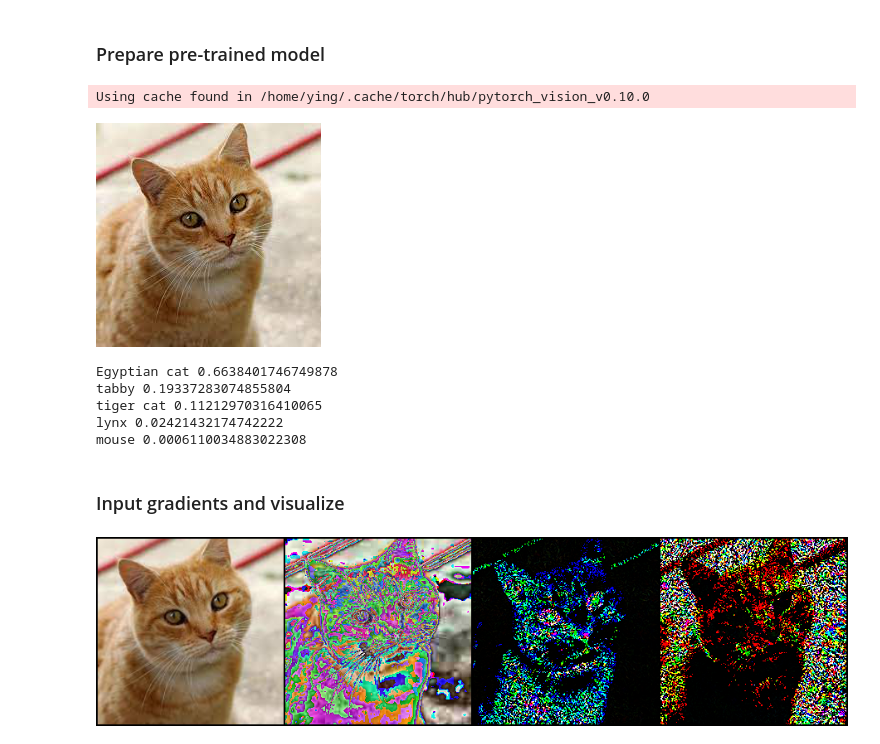
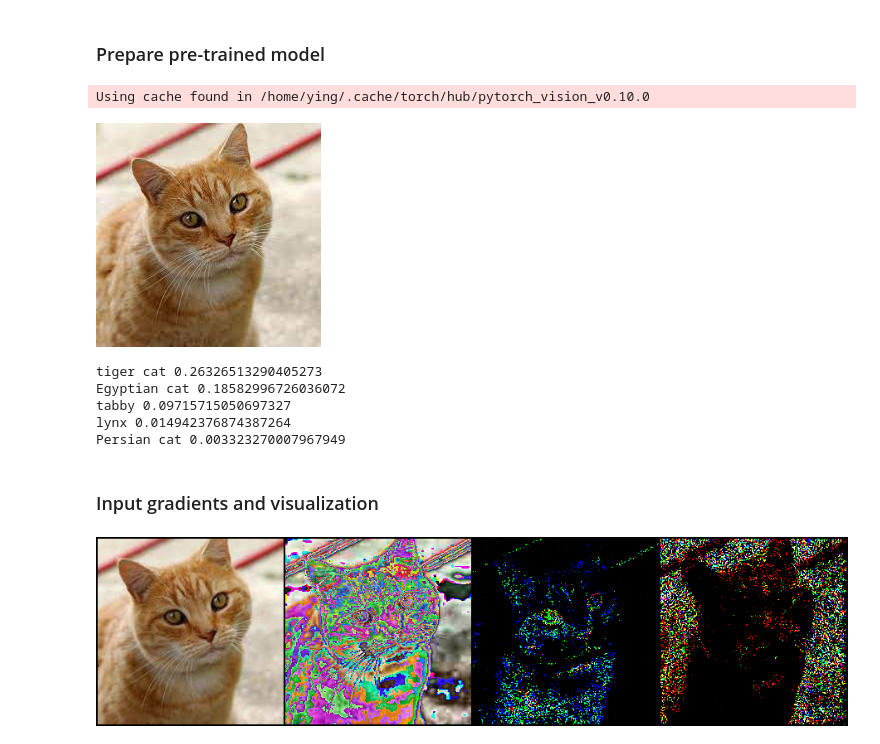
Before and after one commit to ksang/model-diagnostics, a Jupyter notebook: notebooks/demo_cnn.ipynb, the cells around one changed output. Cells and saved outputs as stored; diff of their text form; code cells hidden in the pictures.

```diff
--- a/notebooks/demo_cnn.ipynb
+++ b/notebooks/demo_cnn.ipynb
@@ -12,8 +12,8 @@ from torchvision import transforms
 
 model = torch.hub.load(
     "pytorch/vision:v0.10.0",
-    "resnet18",
-    weights=torchvision.models.ResNet18_Weights.DEFAULT,
+    "resnet50",
+    weights=torchvision.models.ResNet50_Weights.DEFAULT,
 )
 model.eval()
 input_image = Image.open(os.path.join("..", "data", "cat.jpg"))
@@ -47,30 +47,30 @@ for i in range(top5_prob.size(0)):
 # %% [output]
 Using cache found in /home/ying/.cache/torch/hub/pytorch_vision_v0.10.0
 [figure]
-Egyptian cat 0.6638401746749878
-tabby 0.19337283074855804
-tiger cat 0.11212970316410065
-lynx 0.02421432174742222
-mouse 0.0006110034883022308
+tiger cat 0.26326513290405273
+Egyptian cat 0.18582996726036072
+tabby 0.09715715050697327
+lynx 0.014942376874387264
+Persian cat 0.003323270007967949
 # %% [markdown]
-### Input gradients and visualize
+### Input gradients and visualization
 # %%
 from diagnostics import get_input_gradients
 from matplotlib import pyplot as plt
 import torchvision.transforms.functional as F
 from torchvision.utils import make_grid
 
 # Use zero img as baseline
 # baseline = torch.zeros((1, 3, 224, 224))
 baseline = None
 target = torch.zeros((1, 1000))
 # Use top1 class label as target
 target[0][top5_catid[0]] = 1
-gradients = get_input_gradients(model, input_batch, baseline, target)
+input_grad = get_input_gradients(model, input_batch, baseline, target)
 # Visualizations
-grad_pos = gradients[0].detach() * (gradients[0] > 0) * input_batch[0].detach()
-grad_neg = gradients[0].detach() * (gradients[0] < 0) * input_batch[0].detach()
+grad_pos = input_grad[0].detach() * (input_grad[0] > 0) * input_batch[0].detach()
+grad_neg = input_grad[0].detach() * (input_grad[0] < 0) * input_batch[0].detach()
 grid = make_grid([input_tensor.detach(), input_batch[0].detach(), grad_pos, grad_neg])
 display(F.to_pil_image(grid))
 # %% [output]
-[figure, old version]
+[figure, new version]
```
Also changed, not shown: parts of 2 cells of this notebook, 8 other files.
